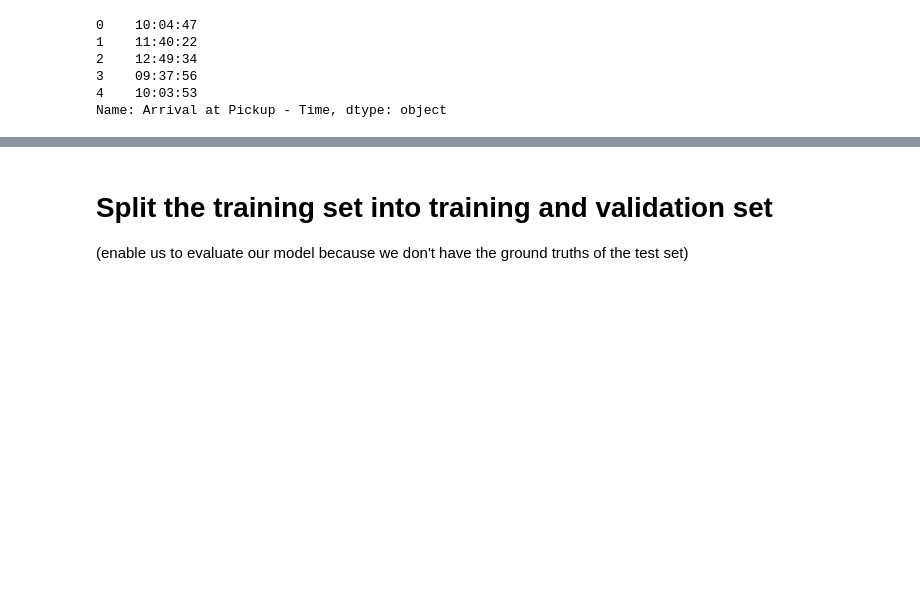
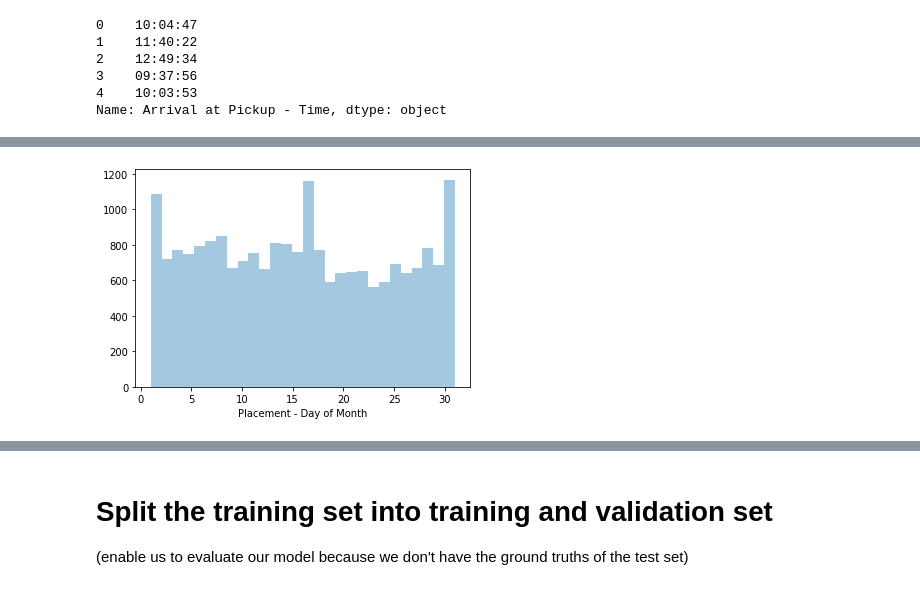
Before and after one commit to SibusisoTL/regression_predict, a Jupyter notebook: data_preprocessing.ipynb, the cells around one changed output, grey strips where cells are left out. Drawn from its saved outputs; the diff is of its cells as text; code cells hidden in the pictures; blank space fills up the shorter version.

```diff
--- a/data_preprocessing.ipynb
+++ b/data_preprocessing.ipynb
@@ -139,0 +193,5 @@ data_merge.to_csv('data_merge.csv')
+# %%
+a = sns.distplot(data_merge['Placement - Day of Month'], kde=False)
+plt.show()
+# %% [output]
+[figure, added]
```
Also changed, not shown: parts of 9 cells of this notebook, 1 other file.
